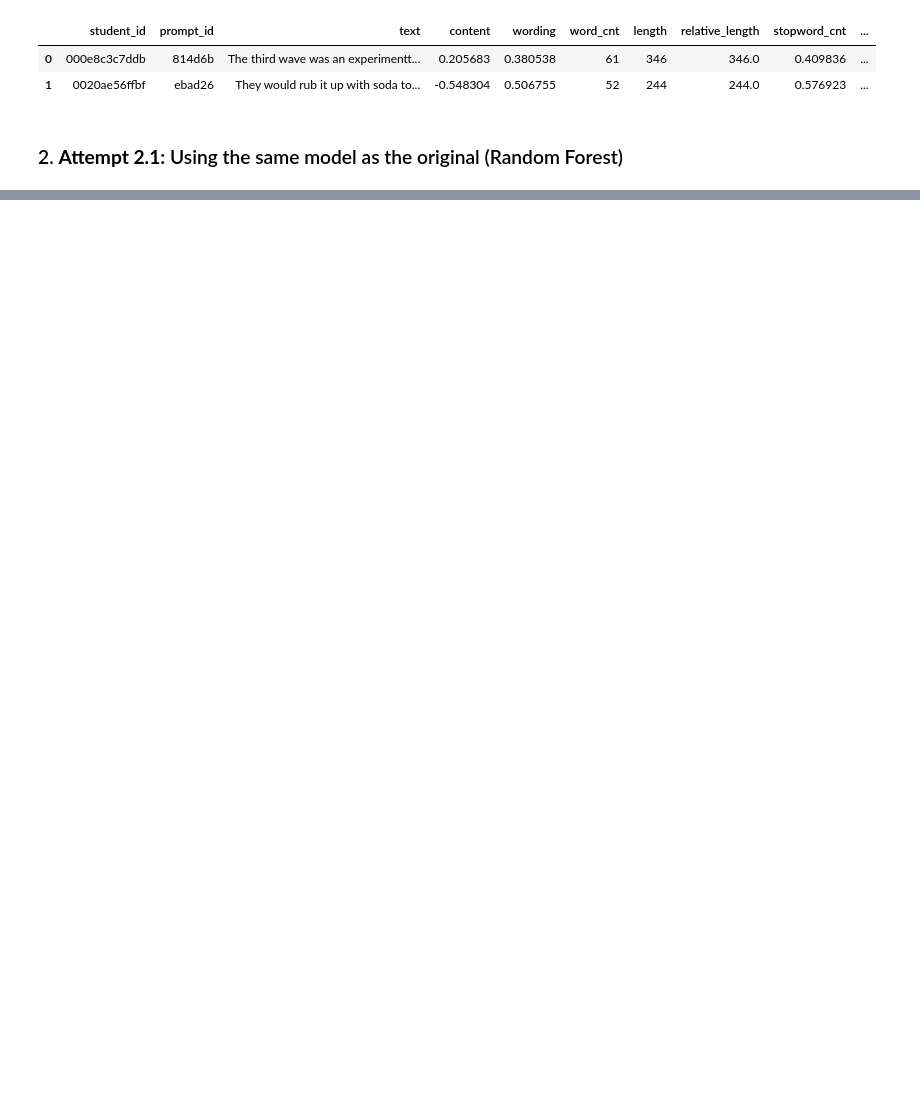
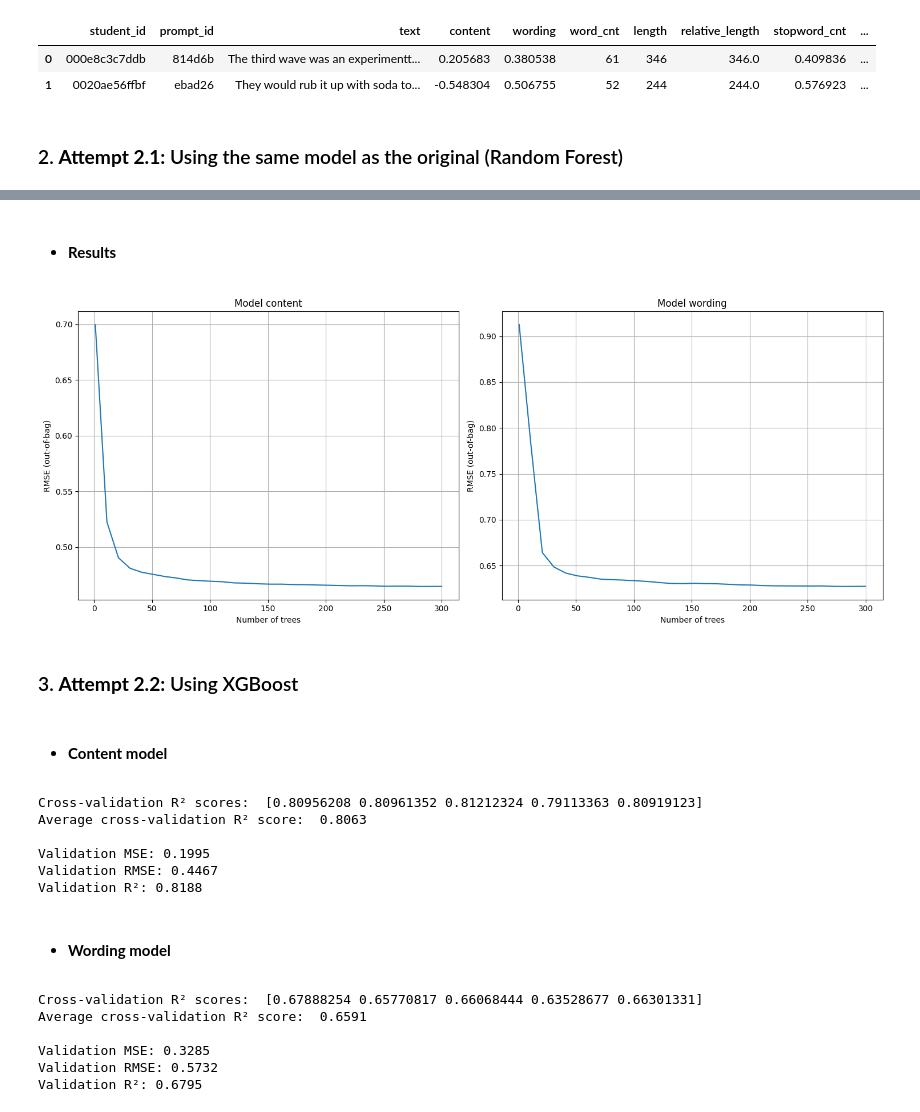
Before and after one commit to Camille9999/Simplon-Certification, a Jupyter notebook: amelioration_projet/feature_engineering.ipynb, the cells around one changed output, grey strips where cells are left out. Drawn from its saved outputs; the diff is of its cells as text; code cells hidden in the pictures; blank space fills up the shorter version.

```diff
--- a/amelioration_projet/feature_engineering.ipynb
+++ b/amelioration_projet/feature_engineering.ipynb
@@ -971,0 +826,60 @@ Validation R²: 0.66
+# %% [markdown]
+- #### **Results**
+# %%
+plot_oob_rmse(model_content_2, model_wording_2)
+# %% [output]
+[figure, added]
+# %% [markdown]
+### 3. **Attempt 2.2:** Using XGBoost
+# %% [markdown]
+- #### **Content model**
+# %%
+model_content_xgb_2 = XGBRegressor(objective='reg:squarederror', colsample_bytree=1, learning_rate=0.01, max_depth=7, n_estimators=700, subsample=0.5)
+r2_scores = cross_val_score(model_content_xgb_2, train_content_scaled_2.drop(columns='content'), train_content_scaled_2['content'], cv=5)
+
+print("Cross-validation R² scores: ", r2_scores)
+print("Average cross-validation R² score: ", round(r2_scores.mean(), 4))
+
+model_content_xgb_2.fit(train_content_scaled_2.drop(columns='content'), train_content_scaled_2['content'])
+predictions_content_2 = model_content_xgb_2.predict(test_content_scaled_2.drop(columns='content'))
+mse_valid_content_2 = mean_squared_error(test_content_scaled_2['content'], predictions_content_2)
+r2_valid_content_2 = calculate_r2(mse_valid_content_2, test_content_scaled_2['content'])
+
+print(f"""
+Validation MSE: {round(mse_valid_content_2, 4)}
+Validation RMSE: {round(mse_valid_content_2**0.5, 4)}
+Validation R²: {round(r2_valid_content_2, 4)}
+""")
+# %% [output]
+Cross-validation R² scores:  [0.80956208 0.80961352 0.81212324 0.79113363 0.80919123]
+Average cross-validation R² score:  0.8063
+
+Validation MSE: 0.1995
+Validation RMSE: 0.4467
+Validation R²: 0.8188
+# %% [markdown]
+- #### **Wording model**
+# %%
+model_wording_xgb_2 = XGBRegressor(objective='reg:squarederror', colsample_bytree=1, learning_rate=0.01, max_depth=7, n_estimators=700, subsample=0.5)
+r2_scores = cross_val_score(model_wording_xgb_2, train_wording_scaled_2.drop(columns='wording'), train_wording_scaled_2['wording'], cv=5)
+
+print("Cross-validation R² scores: ", r2_scores)
+print("Average cross-validation R² score: ", round(r2_scores.mean(), 4))
+
+model_wording_xgb_2.fit(train_wording_scaled_2.drop(columns='wording'), train_wording_scaled_2['wording'])
+predictions_wording_2 = model_wording_xgb_2.predict(test_wording_scaled_2.drop(columns='wording'))
+mse_valid_wording_2 = mean_squared_error(test_wording_scaled_2['wording'], predictions_wording_2)
+r2_valid_wording_2 = calculate_r2(mse_valid_wording_2, test_wording_scaled_2['wording'])
+
+print(f"""
+Validation MSE: {round(mse_valid_wording_2, 4)}
+Validation RMSE: {round(mse_valid_wording_2**0.5, 4)}
+Validation R²: {round(r2_valid_wording_2, 4)}
+""")
+# %% [output]
+Cross-validation R² scores:  [0.67888254 0.65770817 0.66068444 0.63528677 0.66301331]
+Average cross-validation R² score:  0.6591
+
+Validation MSE: 0.3285
+Validation RMSE: 0.5732
+Validation R²: 0.6795
```
Also changed, not shown: parts of 56 cells of this notebook.
